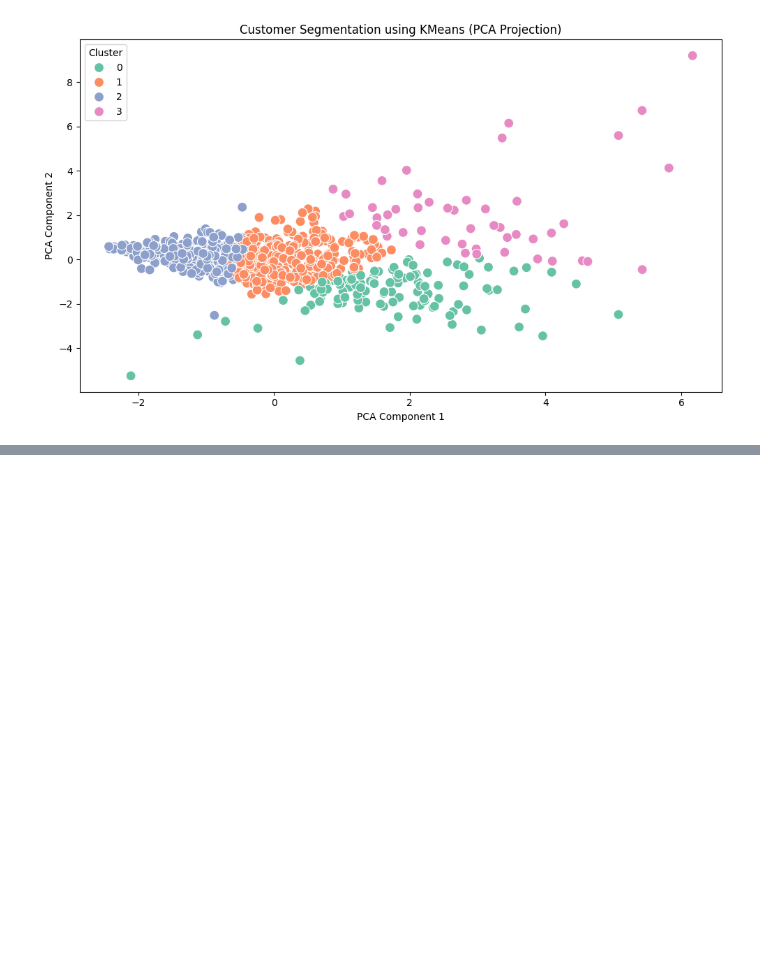
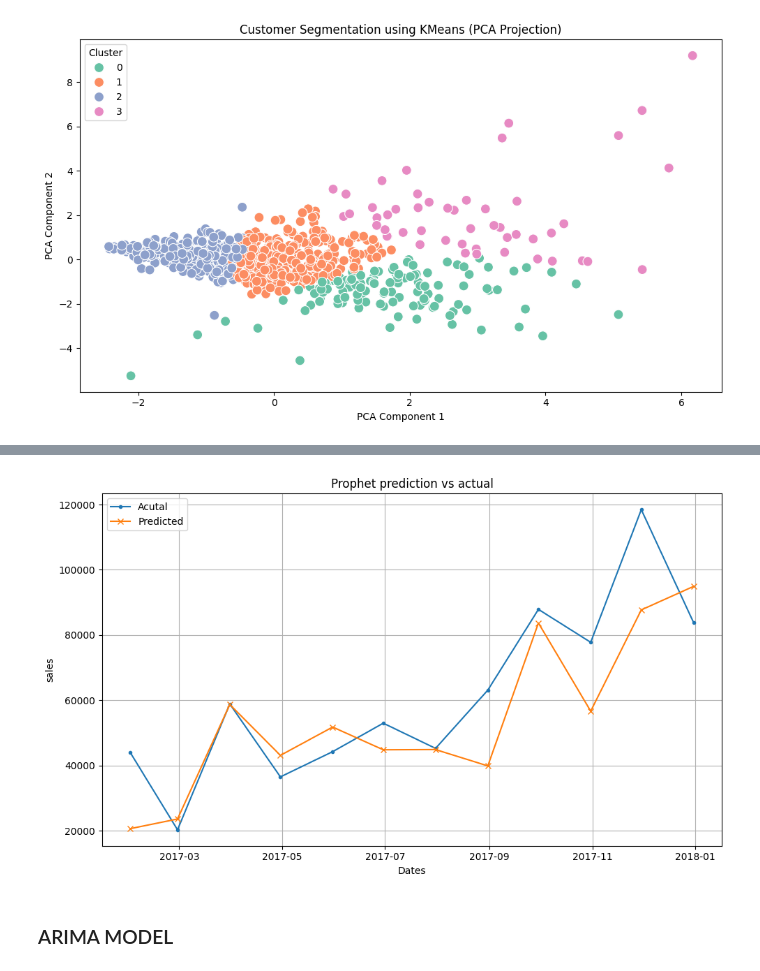
Before and after one commit to Seetharamanrs/SuperStore-sales-dashboard, a Jupyter notebook: Analysis/Analysis.ipynb, the cells around one changed output, grey strips where cells are left out. Cells and saved outputs as stored; diff of their text form; code cells hidden in the pictures; blank space fills up the shorter version.

Commit message:
Prophet Prediction done and For ARIMA analysing

```diff
--- a/Analysis/Analysis.ipynb
+++ b/Analysis/Analysis.ipynb
@@ -293 +295,4 @@ model.fit(train_data)
 <prophet.forecaster.Prophet at 0x...>
+# %%
+#Just creating a dataframe in the test len period so that we can store the predicted data in that region
+future = model.make_future_dataframe(periods=len(test_data), freq='M')
@@ -293,0 +301,2 @@ model.fit(train_data)
+# %%
+predict=model.predict(future)
@@ -293,0 +311,5 @@ model.fit(train_data)
+# %%
+pred_=predict[['ds','yhat']]
+# %%
+#merging with the actual test_data to plot
+pred_actual=pred_.merge(test_data,on='ds',how='inner')
@@ -293,0 +332,15 @@ model.fit(train_data)
+# %%
+plt.figure(figsize=(10,6))
+plt.plot(pred_actual['ds'],pred_actual['y'],label='Acutal',marker='.')
+plt.plot(pred_actual['ds'],pred_actual['yhat'],label='Predicted',marker='x')
+plt.xlabel('Dates')
+plt.ylabel('sales')
+plt.title('Prophet prediction vs actual')
+plt.legend()
+plt.grid(True)
+plt.tight_layout()
+plt.show()
+# %% [output]
+[figure, added]
+# %% [markdown]
+### ARIMA MODEL
```
Also changed, not shown: parts of 10 cells of this notebook.
